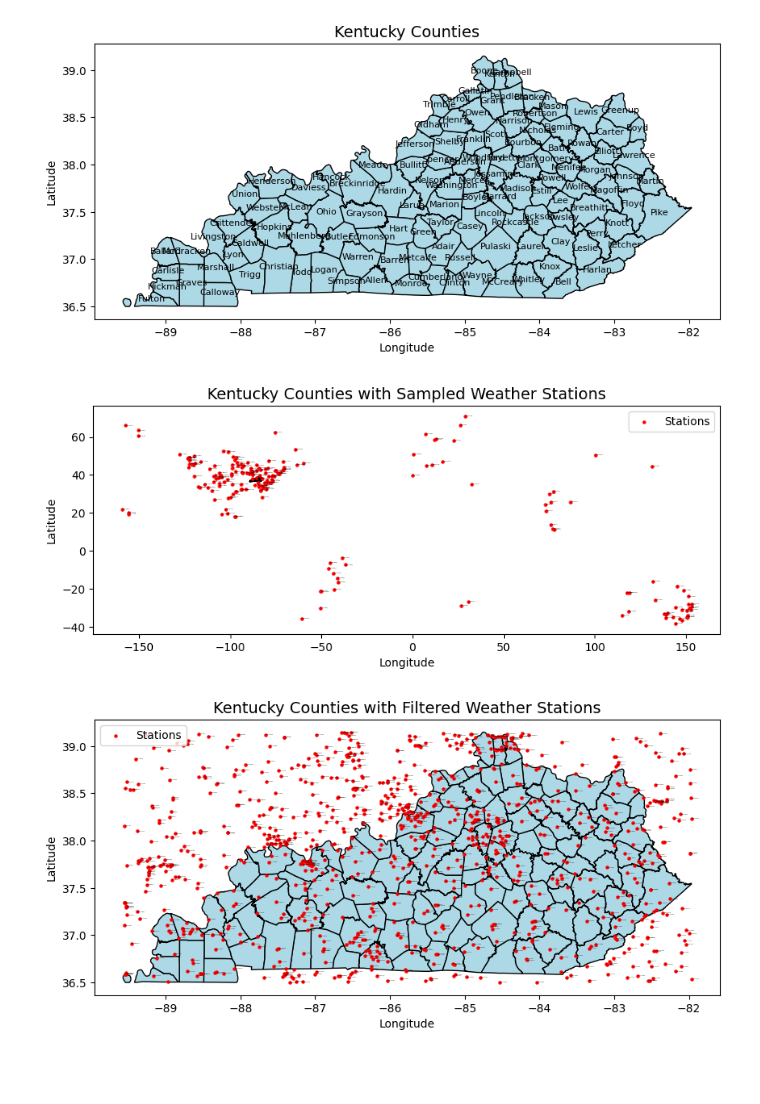
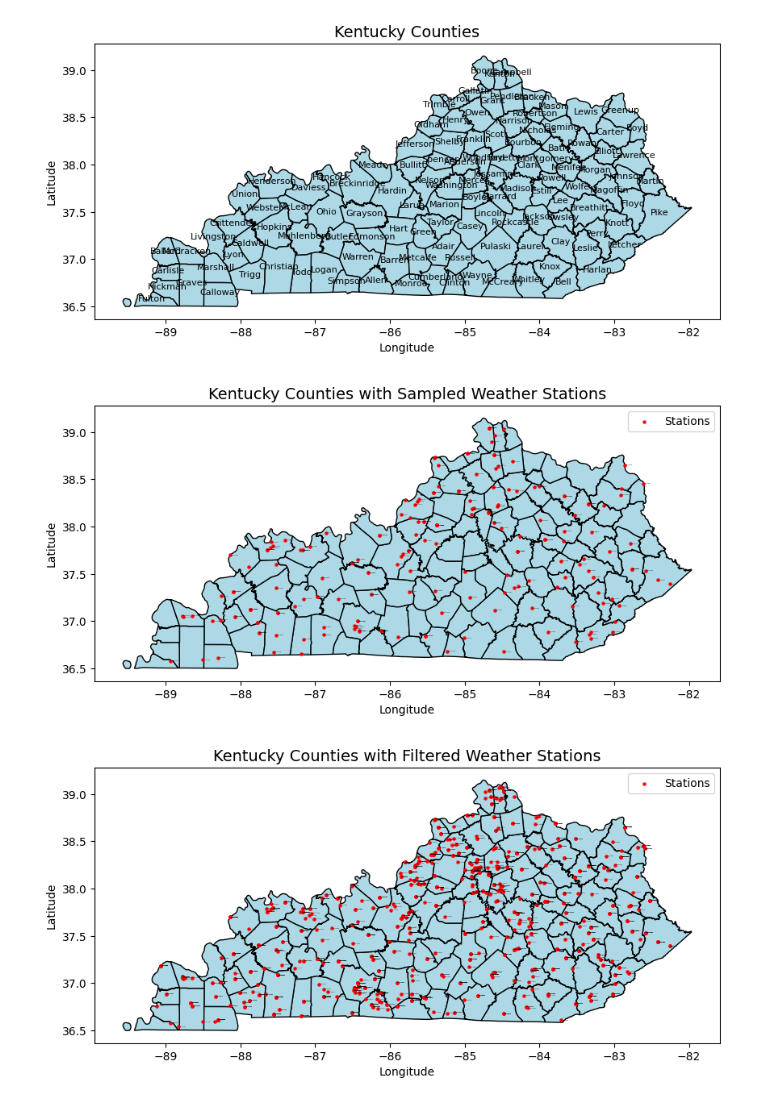
Before and after one commit to shawnericksen/Kentucky-Disaster-Road-Damages, a Jupyter notebook: main.ipynb, the cells around one changed output. Drawn from its saved outputs; the diff is of its cells as text; code cells hidden in the pictures; blank space fills up the shorter version.

```diff
--- a/main.ipynb
+++ b/main.ipynb
@@ -292,7 +292,7 @@ plt.show()
 [figure]
 # %%
 # Step 3: Load station data
-stations_list = 'data/ghcnd-stations.csv'
+stations_list = 'data/ky_prec_with_gps.csv'
 cols = ['STATION', 'LATITUDE', 'LONGITUDE']
 dtypes = {'STATION': 'category', 'LATITUDE': 'float32', 'LONGITUDE': 'float32'}
 stations_df = pd.read_csv(stations_list, dtype=dtypes, usecols=cols)
@@ -302,41 +302,41 @@ stations_df_sampled = stations_df.sample(n=200, random_state=42)
 
 # Step 5: Convert the sampled station data to GeoDataFrame for spatial plotting
 stations_gdf = gpd.GeoDataFrame(
     stations_df_sampled,
     geometry=[Point(xy) for xy in zip(stations_df_sampled['LONGITUDE'], stations_df_sampled['LATITUDE'])],
     crs="EPSG:4326"
 )
 
 # Step 6: Plot the counties and stations
 fig, ax = plt.subplots(figsize=(10, 10))
 
 # Plot the Kentucky counties
 kentucky_counties.plot(ax=ax, color='lightblue', edgecolor='black')
 
 # Plot the sampled stations as red points
 stations_gdf.plot(ax=ax, marker='o', color='red', markersize=5, label='Stations')
 
 # Add labels for each station (optional)
 for idx, row in stations_gdf.iterrows():
     ax.text(row['geometry'].x, row['geometry'].y, row['STATION'], fontsize=1, ha='left')
 
 # Step 7: Set title and labels
 ax.set_title("Kentucky Counties with Sampled Weather Stations", fontsize=14)
 ax.set_xlabel("Longitude")
 ax.set_ylabel("Latitude")
 
 # Show the plot with the legend
 ax.legend()
 plt.show()
 # %% [output]
-[figure, old version]
+[figure, new version]
 # %%
 # Kentucky bounds
 MIN_LAT, MAX_LAT = 36.497129, 39.147458
 MIN_LON, MAX_LON = -89.571509, -81.964971
 
 # Step 1: Load and filter the weather station data
-stations_list = 'data/ghcnd-stations.csv'
+stations_list = 'data/ky_prec_with_gps.csv'
 cols = ['STATION', 'LATITUDE', 'LONGITUDE']
 dtypes = {'STATION': 'category', 'LATITUDE': 'float32', 'LONGITUDE': 'float32'}
 stations_df = pd.read_csv(stations_list, dtype=dtypes, usecols=cols)
@@ -378,7 +378,7 @@ ax.set_ylabel("Latitude")
 ax.legend()
 plt.show()
 # %% [output]
-[figure, old version]
+[figure, new version]
 # %%
 # Define Kentucky bounding box
 MIN_LAT, MAX_LAT = 36.497129, 39.147458
```
Also changed, not shown: parts of 1 cell of this notebook.
